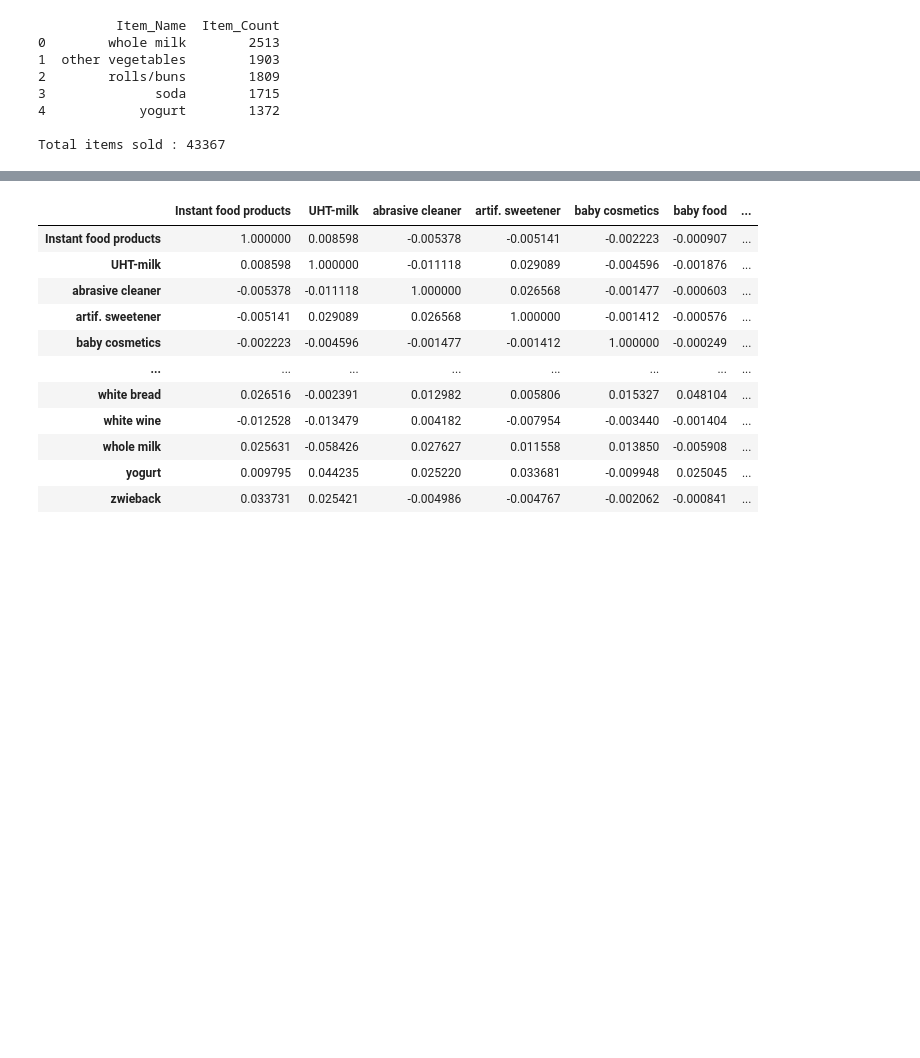
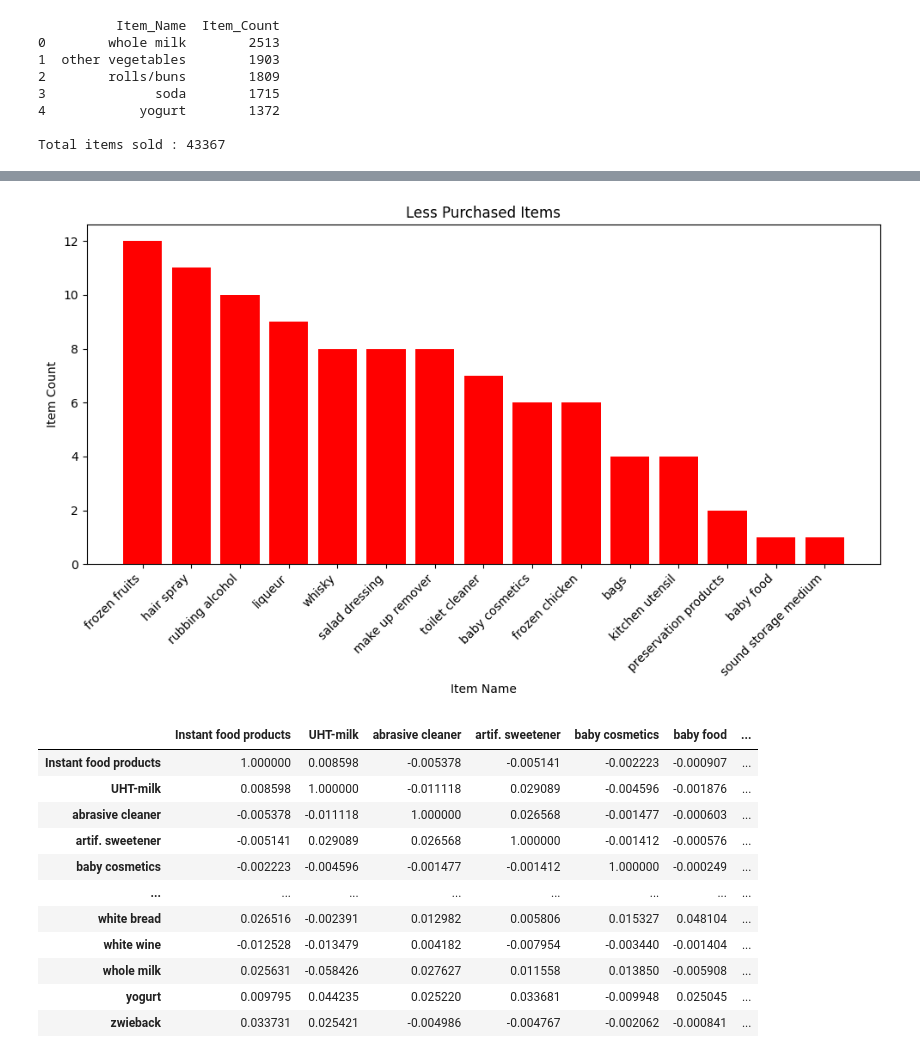
Before and after one commit to pappala-balaji/Market-Basket-Analysis, a Jupyter notebook: BasketAnalysis.ipynb, the cells around one changed output, grey strips where cells are left out. Drawn from its saved outputs; the diff is of its cells as text; code cells hidden in the pictures; blank space fills up the shorter version.

```diff
--- a/BasketAnalysis.ipynb
+++ b/BasketAnalysis.ipynb
@@ -145,3 +145,14 @@ plt.show()
+# %%
+plt.figure(figsize=(10,6))
+plt.bar(purchased_items['Item_Name'].tail(15),purchased_items['Item_Count'].tail(15),color="red")
+plt.title('Less Purchased Items')
+plt.xlabel('Item Name')
+plt.ylabel('Item Count')
+plt.xticks(rotation=45, ha='right')
+plt.tight_layout()
+plt.show()
+# %% [output]
+[figure, added]
 # %%
 corr=onehot_df.corr()
 corr
```
Also changed, not shown: parts of 3 cells of this notebook.
